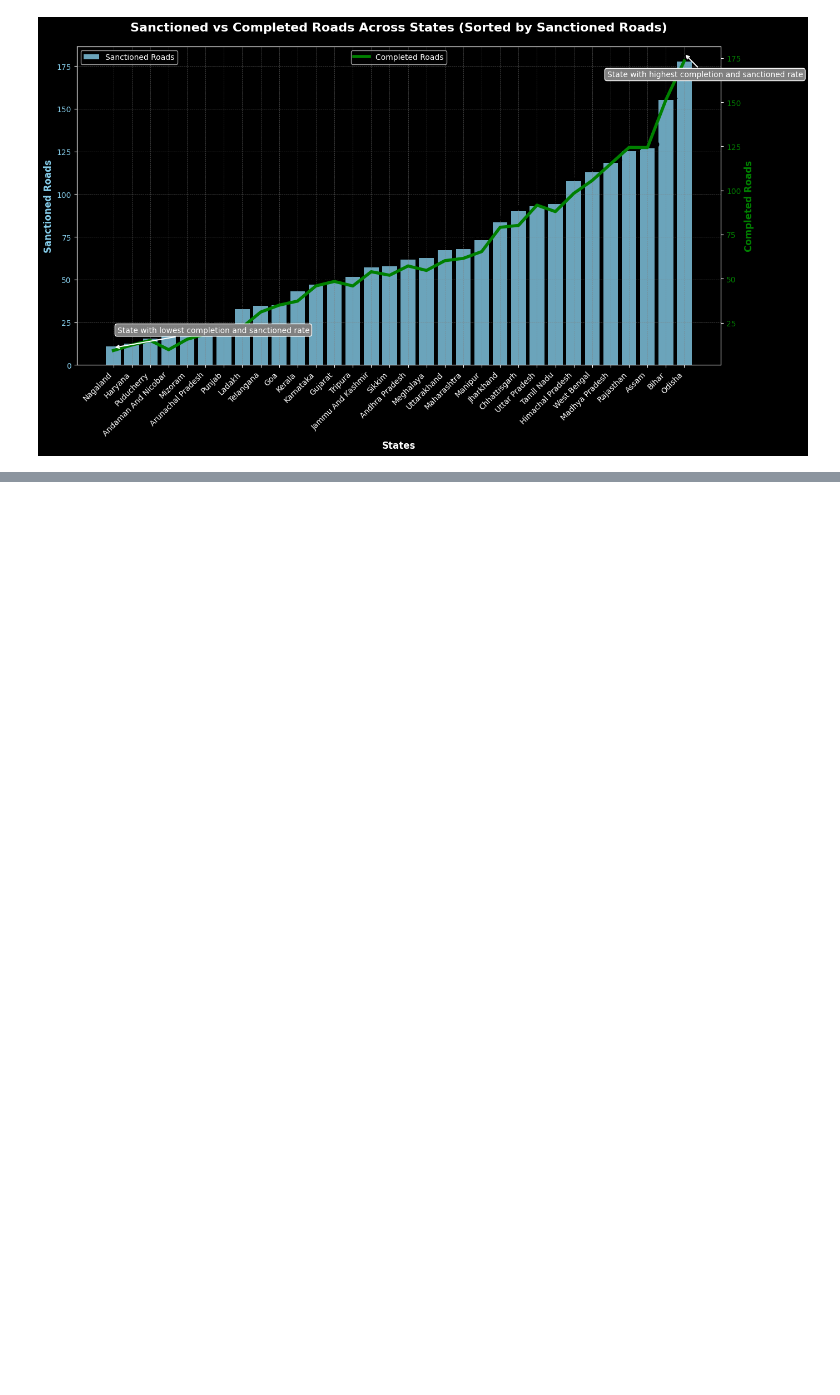
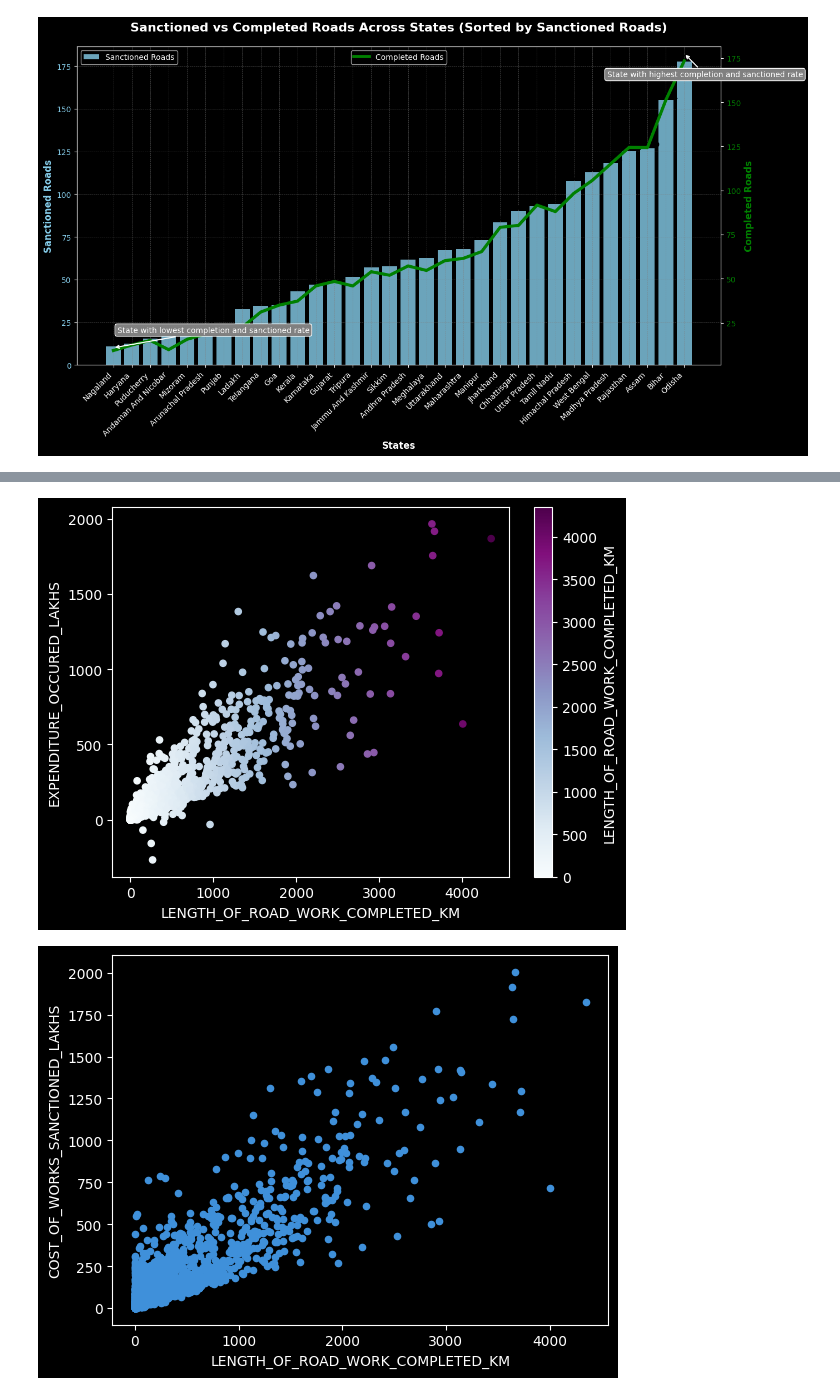
Before and after one commit to gauravgulia26/DataScience_Toolkit, a Jupyter notebook: libraries/pandas/pandas_day4.ipynb, the cells around one changed output, grey strips where cells are left out. Cells and saved outputs as stored; diff of their text form; code cells hidden in the pictures; blank space fills up the shorter version.

```diff
--- a/libraries/pandas/pandas_day4.ipynb
+++ b/libraries/pandas/pandas_day4.ipynb
@@ -734,0 +656,17 @@ Name: NO_OF_ROAD_WORKS_BALANCE, Length: 2260, dtype: float64
+# %%
+df[["LENGTH_OF_ROAD_WORK_COMPLETED_KM", "EXPENDITURE_OCCURED_LAKHS"]].plot(
+    kind="scatter",
+    x="LENGTH_OF_ROAD_WORK_COMPLETED_KM",
+    y="EXPENDITURE_OCCURED_LAKHS",
+    c="LENGTH_OF_ROAD_WORK_COMPLETED_KM",
+    colormap="BuPu",
+)
+df[["LENGTH_OF_ROAD_WORK_COMPLETED_KM", "COST_OF_WORKS_SANCTIONED_LAKHS"]].plot(
+    kind="scatter",
+    x="LENGTH_OF_ROAD_WORK_COMPLETED_KM",
+    y="COST_OF_WORKS_SANCTIONED_LAKHS",
+)
+plt.show()
+# %% [output]
+[figure, added]
+[figure, added]
```
Also changed, not shown: parts of 19 cells of this notebook.
